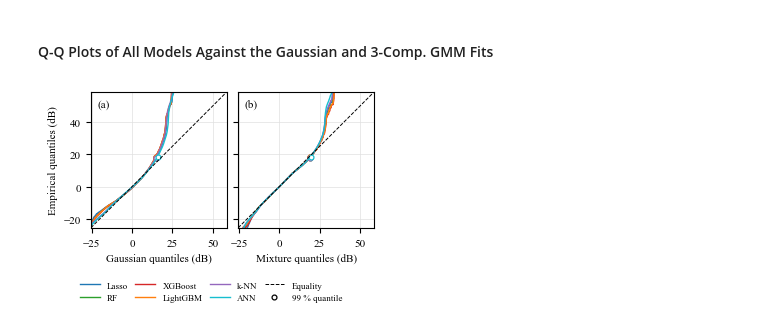
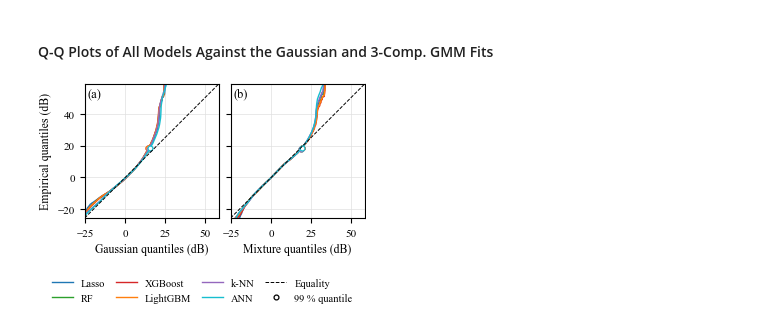
Before and after one commit to nahshonmokua/LoRaWAN-IndoorPathLossModeling-ML, a Jupyter notebook: 08_SHADOW FADING ANALYSIS.ipynb, the cells around one changed output. Saved outputs shown, nothing was run; the diff lists cells and outputs as text; code cells hidden in the pictures.

Commit message:
08: Q-Q figure in the shared figure style; re-run, every printed number unchanged

```diff
--- a/08_SHADOW FADING ANALYSIS.ipynb
+++ b/08_SHADOW FADING ANALYSIS.ipynb
@@ -1135,8 +1135,8 @@ plt.show()
 # %%
 # Quantile-quantile plots of the out-of-fold residuals of the six static models against the fitted Gaussian and the
 # fitted three-component mixture, one panel each at column width with one legend below; the 99 % quantile is marked.
-plt.rcdefaults()                                   # the earlier cells of this notebook enlarge the fonts
-plt.rcParams.update({"font.family": "serif", "font.serif": ["Times New Roman", "DejaVu Serif"], "font.size": 8})
+import paper_figures as pf
+pf.use()
 PAPER_NAME = {"MLR": "Lasso", "RF": "RF", "XGB": "XGBoost", "LGBM": "LightGBM", "KNN": "k-NN", "ANN": "ANN"}
 PAPER_COLOUR = {"MLR": "#1f77b4", "RF": "#2ca02c", "XGB": "#d62728", "LGBM": "#ff7f0e", "KNN": "#9467bd", "ANN": "#17becf"}
 PANEL_ORDER = ["MLR", "RF", "XGB", "LGBM", "KNN", "ANN"]
@@ -1149,37 +1149,35 @@ def gmm_ppf(p, gmm_model, res):
 
 lo = min(np.quantile(analysis_by_model[m]["res"], 1e-4) for m in PANEL_ORDER)        # the axes span the 0.01 % to 99.99 % quantiles
 hi = max(np.quantile(analysis_by_model[m]["res"], 1 - 1e-4) for m in PANEL_ORDER)
 pad = 0.04 * (hi - lo)
 lim = (lo - pad, hi + pad)
 
-fig, axes = plt.subplots(1, 2, figsize=(3.5, 2.1), sharey=True)
+fig, axes = plt.subplots(1, 2, figsize=(pf.COLUMN, 2.2), sharey=True)
 for m in PANEL_ORDER:
     state = analysis_by_model[m]
     res, q_emp, p = state["res"], state["sorted_residuals"], state["probabilities"]
     n = len(q_emp)
     idx = np.unique(np.concatenate([np.arange(0, n, 100), np.arange(0, 2000), np.arange(n - 2000, n)]))   # every 100th order statistic in the body, every one in the tails
     q_gauss = state["normal_dist"].ppf(p[idx])
     q_gmm = gmm_ppf(p[idx], state["gmm_models_by_component"][3], res)
     axes[0].plot(q_gauss, q_emp[idx], color=PAPER_COLOUR[m], lw=1.0, label=PAPER_NAME[m], rasterized=True)
     axes[1].plot(q_gmm, q_emp[idx], color=PAPER_COLOUR[m], lw=1.0, rasterized=True)
     q99 = np.quantile(res, 0.99)
     axes[0].plot(state["normal_dist"].ppf(0.99), q99, marker="o", ms=3.5, mfc="white", mec=PAPER_COLOUR[m], mew=0.9, ls="None")
     axes[1].plot(gmm_ppf(0.99, state["gmm_models_by_component"][3], res), q99, marker="o", ms=3.5, mfc="white", mec=PAPER_COLOUR[m], mew=0.9, ls="None")
 for ax, xlabel, tag in zip(axes, ("Gaussian quantiles (dB)", "Mixture quantiles (dB)"), ("(a)", "(b)")):
     ax.plot(lim, lim, color="black", ls="--", lw=0.7, label="Equality" if tag == "(a)" else None)
     ax.set_xlim(lim)
     ax.set_ylim(lim)
     ax.set_aspect("equal", adjustable="box")
     ax.set_xlabel(xlabel)
-    ax.grid(color="0.88", lw=0.5)
-    ax.set_axisbelow(True)
-    ax.text(0.05, 0.95, tag, transform=ax.transAxes, ha="left", va="top")
+    pf.panel(ax, tag.strip("()"))
 axes[0].plot([], [], marker="o", ms=3.5, mfc="white", mec="black", mew=0.9, ls="None", label="99 % quantile")
 axes[0].set_ylabel("Empirical quantiles (dB)")
 fig.tight_layout(w_pad=0.6)
-fig.legend(frameon=False, fontsize=6.5, ncol=4, loc="upper center", bbox_to_anchor=(0.5, 0.0), handlelength=2.2, columnspacing=0.8)
+fig.legend(ncol=4, loc="upper center", bbox_to_anchor=(0.5, 0.0))
 os.makedirs("Figures", exist_ok=True)
-fig.savefig("Figures/residual_qq_gaussian_mixture.png", dpi=600, bbox_inches="tight")
+fig.savefig("Figures/residual_qq_gaussian_mixture.png")
 plt.show()
 # %% [output]
-[figure, old version]
+[figure, new version]
```
